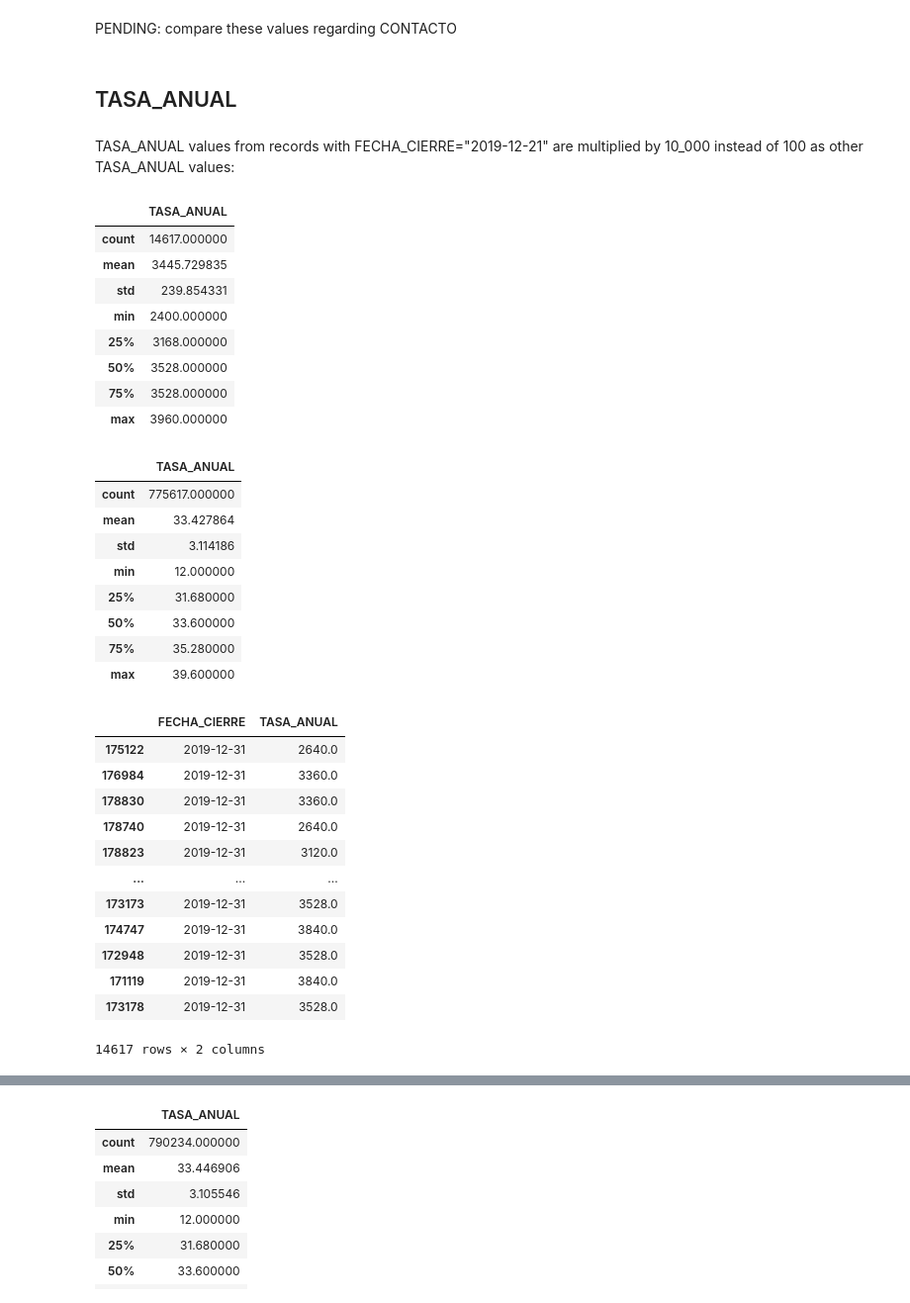
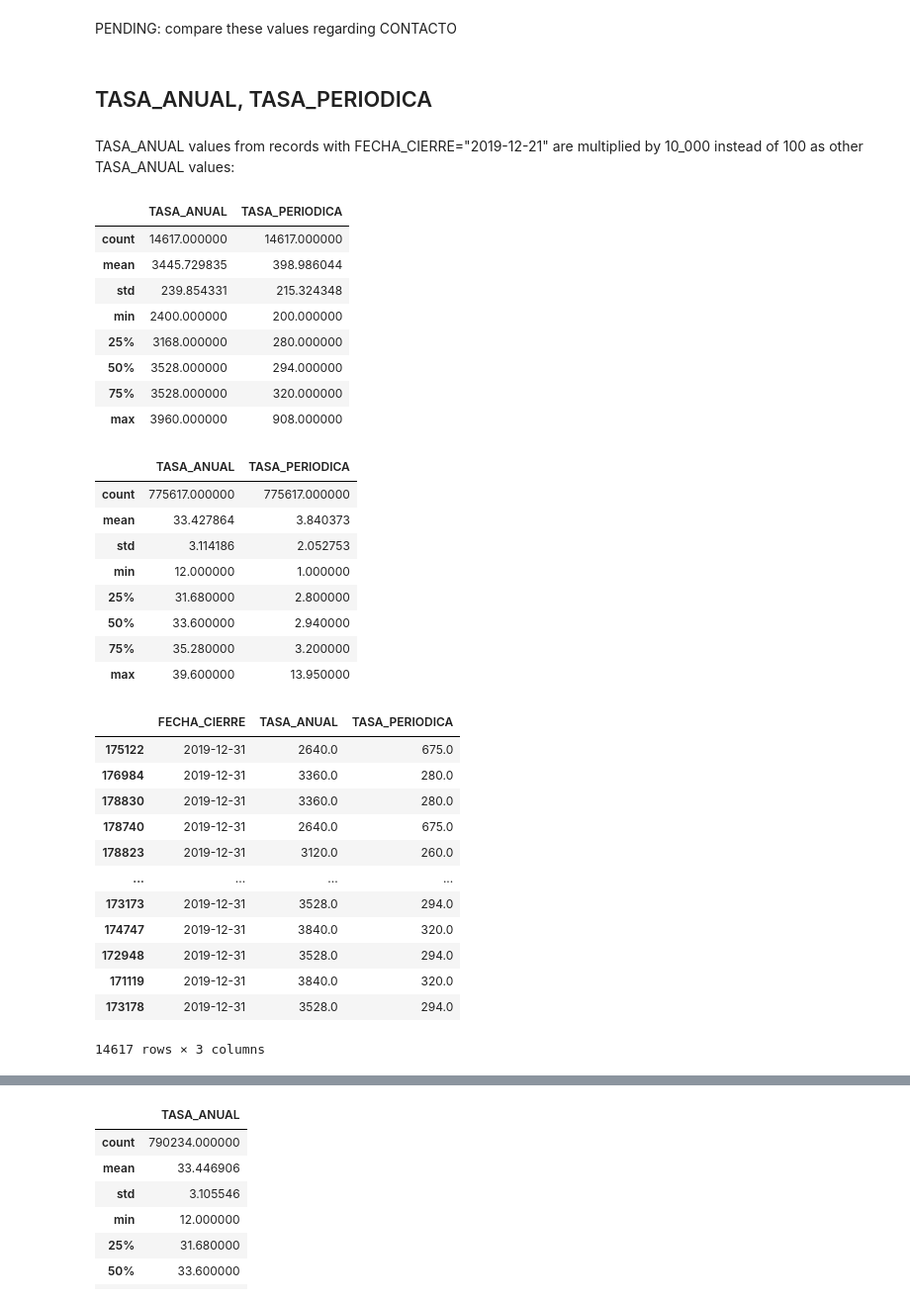
Before and after one commit to hdt94/ds4a-project, a Jupyter notebook: analytics/cleaning/cleaning_cartera.ipynb, the cells around one changed output, grey strips where cells are left out. Shown at 99% size. Cells and saved outputs as stored; diff of their text form; code cells hidden in the pictures.

```diff
--- a/analytics/cleaning/cleaning_cartera.ipynb
+++ b/analytics/cleaning/cleaning_cartera.ipynb
@@ -1400,8 +1400,9 @@ len(sucurs.cat.categories), len(sucurs_name)
 # %% [output]
 (15, 15)
 # %%
-df['SUCURSAL_COD_CAT'] = df['SUCURSAL_COD'].replace("#N/D", np.nan).fillna(-1).astype(int).astype('category')
-df[['SUCURSAL_COD_CAT', 'SUCURSAL_REAL']].query('SUCURSAL_COD_CAT == 1 & ~SUCURSAL_REAL.isna()').drop_duplicates().head()
+d2 = df[['SUCURSAL_COD', 'SUCURSAL_REAL']].copy()
+d2['SUCURSAL_COD_CAT'] = df['SUCURSAL_COD'].replace("#N/D", np.nan).fillna(-1).astype(int).astype('category')
+d2[['SUCURSAL_COD_CAT', 'SUCURSAL_REAL']].query('SUCURSAL_COD_CAT == 1 & ~SUCURSAL_REAL.isna()').drop_duplicates().head()
 # %% [output]
 |  | SUCURSAL_COD_CAT | SUCURSAL_REAL |
 | 552457 | 1 | YOPAL |
@@ -1443,49 +1444,49 @@ dtype: int64
 # %% [markdown]
 PENDING: compare these values regarding CONTACTO
 # %% [markdown]
-## TASA_ANUAL
+## TASA_ANUAL, TASA_PERIODICA
 # %% [markdown]
 TASA_ANUAL values from records with FECHA_CIERRE="2019-12-21" are multiplied by 10_000 instead of 100 as other TASA_ANUAL values:
 # %%
-df.query('FECHA_CIERRE == "2019-12-31"')[['TASA_ANUAL']].describe()
+df.query('FECHA_CIERRE == "2019-12-31"')[['TASA_ANUAL', 'TASA_PERIODICA']].describe()
 # %% [output]
-|  | TASA_ANUAL |
-| count | 14617.000000 |
-| mean | 3445.729835 |
-| std | 239.854331 |
-| min | 2400.000000 |
-| 25% | 3168.000000 |
-| 50% | 3528.000000 |
-| 75% | 3528.000000 |
-| max | 3960.000000 |
+|  | TASA_ANUAL | TASA_PERIODICA |
+| count | 14617.000000 | 14617.000000 |
+| mean | 3445.729835 | 398.986044 |
+| std | 239.854331 | 215.324348 |
+| min | 2400.000000 | 200.000000 |
+| 25% | 3168.000000 | 280.000000 |
+| 50% | 3528.000000 | 294.000000 |
+| 75% | 3528.000000 | 320.000000 |
+| max | 3960.000000 | 908.000000 |
 # %%
-df.query('FECHA_CIERRE != "2019-12-31"')[['TASA_ANUAL']].describe()
+df.query('FECHA_CIERRE != "2019-12-31"')[['TASA_ANUAL', 'TASA_PERIODICA']].describe()
 # %% [output]
-|  | TASA_ANUAL |
-| count | 775617.000000 |
-| mean | 33.427864 |
-| std | 3.114186 |
-| min | 12.000000 |
-| 25% | 31.680000 |
-| 50% | 33.600000 |
-| 75% | 35.280000 |
-| max | 39.600000 |
+|  | TASA_ANUAL | TASA_PERIODICA |
+| count | 775617.000000 | 775617.000000 |
+| mean | 33.427864 | 3.840373 |
+| std | 3.114186 | 2.052753 |
+| min | 12.000000 | 1.000000 |
+| 25% | 31.680000 | 2.800000 |
+| 50% | 33.600000 | 2.940000 |
+| 75% | 35.280000 | 3.200000 |
+| max | 39.600000 | 13.950000 |
 # %%
 ind = df['FECHA_CIERRE'] == "2019-12-31"
 
-df.loc[ind, ['FECHA_CIERRE', 'TASA_ANUAL']]
+df.loc[ind, ['FECHA_CIERRE', 'TASA_ANUAL', 'TASA_PERIODICA']]
 # %% [output]
-|  | FECHA_CIERRE | TASA_ANUAL |
-| 175122 | 2019-12-31 | 2640.0 |
-| 176984 | 2019-12-31 | 3360.0 |
-| 178830 | 2019-12-31 | 3360.0 |
-| 178740 | 2019-12-31 | 2640.0 |
-| 178823 | 2019-12-31 | 3120.0 |
-| ... | ... | ... |
-| 173173 | 2019-12-31 | 3528.0 |
-| 174747 | 2019-12-31 | 3840.0 |
-| 172948 | 2019-12-31 | 3528.0 |
-| 171119 | 2019-12-31 | 3840.0 |
-| 173178 | 2019-12-31 | 3528.0 |
+|  | FECHA_CIERRE | TASA_ANUAL | TASA_PERIODICA |
+| 175122 | 2019-12-31 | 2640.0 | 675.0 |
+| 176984 | 2019-12-31 | 3360.0 | 280.0 |
+| 178830 | 2019-12-31 | 3360.0 | 280.0 |
+| 178740 | 2019-12-31 | 2640.0 | 675.0 |
+| 178823 | 2019-12-31 | 3120.0 | 260.0 |
+| ... | ... | ... | ... |
+| 173173 | 2019-12-31 | 3528.0 | 294.0 |
+| 174747 | 2019-12-31 | 3840.0 | 320.0 |
+| 172948 | 2019-12-31 | 3528.0 | 294.0 |
+| 171119 | 2019-12-31 | 3840.0 | 320.0 |
+| 173178 | 2019-12-31 | 3528.0 | 294.0 |
-14617 rows × 2 columns
+14617 rows × 3 columns
 # %%
```
Also changed, not shown: parts of 11 cells of this notebook, 1 other file.
